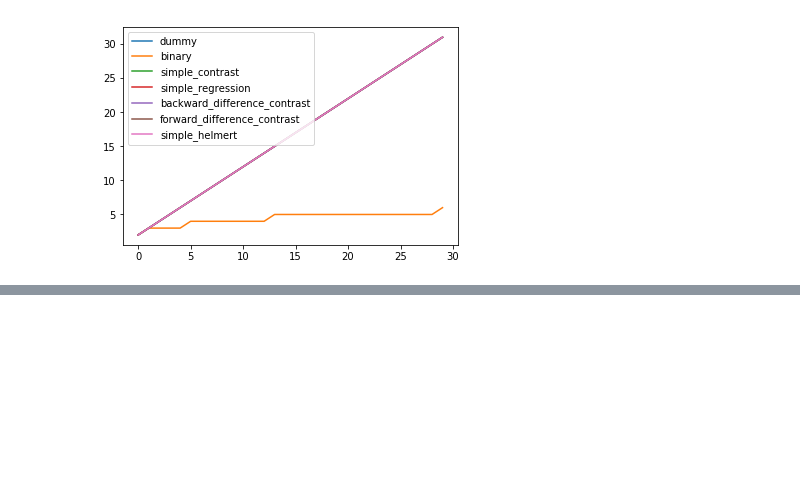
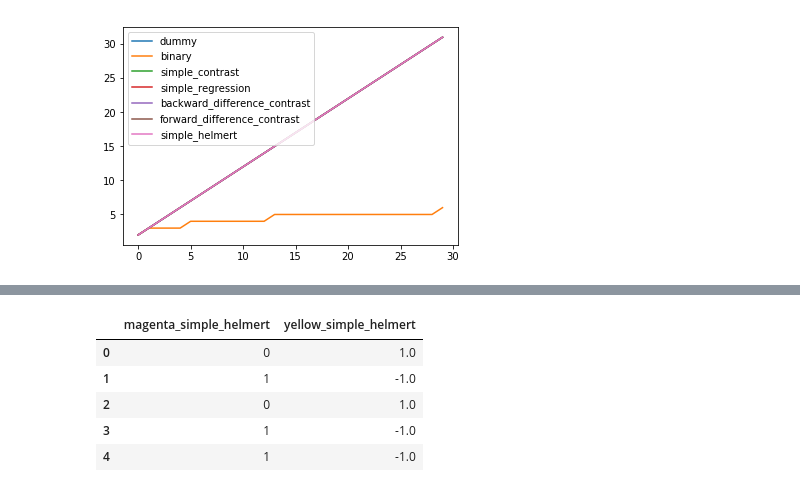
Before and after one commit to joshuabragge/adegorical, a Jupyter notebook: benchmarking adegorical.ipynb, the cells around one changed output, grey strips where cells are left out. Drawn from its saved outputs; the diff is of its cells as text; code cells hidden in the pictures; blank space fills up the shorter version.

```diff
--- a/benchmarking adegorical.ipynb
+++ b/benchmarking adegorical.ipynb
@@ -117,0 +126,9 @@ plt.show()
+# %%
+categorical_data = ['yellow', 'red', 'yellow','red', 'magenta']
+encoding_methods = ad.help()
+
+
+pandas_series = np.array(categorical_data)
+for encoding_method in encoding_methods:
+        encoded_results_pandas = ad.get_categorical(pandas_series, encoding=encoding_method)
+        print(isinstance(encoded_results_pandas, np.ndarray))
@@ -117,0 +152,9 @@ plt.show()
+# %%
+encoded_results_pandas
+# %% [output]
+|  | magenta_simple_helmert | yellow_simple_helmert |
+| 0 | 0 | 1.0 |
+| 1 | 1 | -1.0 |
+| 2 | 0 | 1.0 |
+| 3 | 1 | -1.0 |
+| 4 | 1 | -1.0 |
```
Also changed, not shown: parts of 4 cells of this notebook, 2 other files.
